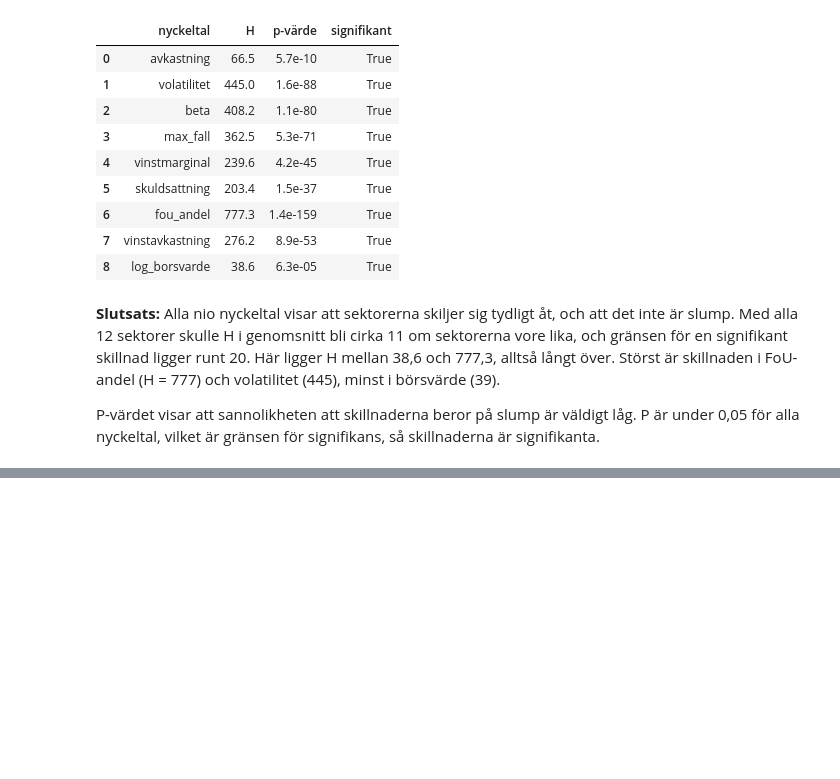
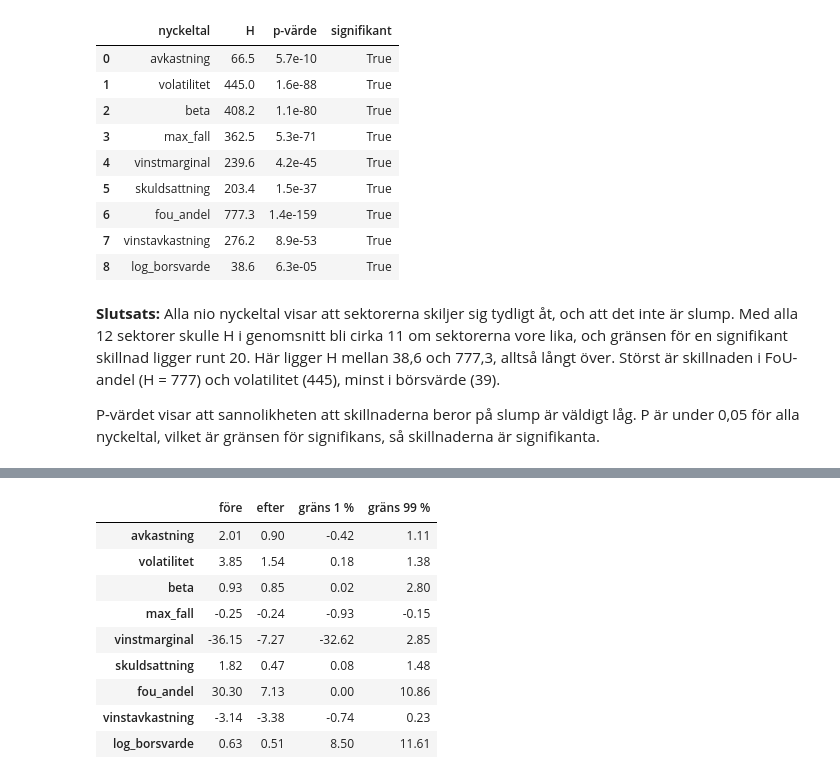
Before and after one commit to peter868686/Aktieklustring, a Jupyter notebook: notebooks/analys.ipynb, the cells around one changed output, grey strips where cells are left out. Saved outputs shown, nothing was run; the diff lists cells and outputs as text; code cells hidden in the pictures; blank space fills up the shorter version.

```diff
--- a/notebooks/analys.ipynb
+++ b/notebooks/analys.ipynb
@@ -407,0 +422,27 @@ P-värdet visar att sannolikheten att skillnaderna beror på slump är väldigt
+# %%
+# Kopia av nyckeltalen som vi döper till x, detta så att originalvärdena finns kvar i df
+X = df[features].copy()
+
+# Gränserna: värdet vid 1:a och 99:e percentilen för varje nyckeltal
+lower = X.quantile(0.01)
+upper = X.quantile(0.99)
+
+# Sätt alla värden utanför gränserna till gränsvärdet
+X = X.clip(lower=lower, upper=upper, axis=1)
+
+# Jämför skevheten före och efter
+pd.DataFrame({"före": df[features].skew(),
+              "efter": X.skew(),
+              "gräns 1 %": lower,
+              "gräns 99 %": upper}).round(2)
+# %% [output]
+|  | före | efter | gräns 1 % | gräns 99 % |
+| avkastning | 2.01 | 0.90 | -0.42 | 1.11 |
+| volatilitet | 3.85 | 1.54 | 0.18 | 1.38 |
+| beta | 0.93 | 0.85 | 0.02 | 2.80 |
+| max_fall | -0.25 | -0.24 | -0.93 | -0.15 |
+| vinstmarginal | -36.15 | -7.27 | -32.62 | 2.85 |
+| skuldsattning | 1.82 | 0.47 | 0.08 | 1.48 |
+| fou_andel | 30.30 | 7.13 | 0.00 | 10.86 |
+| vinstavkastning | -3.14 | -3.38 | -0.74 | 0.23 |
+| log_borsvarde | 0.63 | 0.51 | 8.50 | 11.61 |
```
Also changed, not shown: parts of 8 cells of this notebook.
